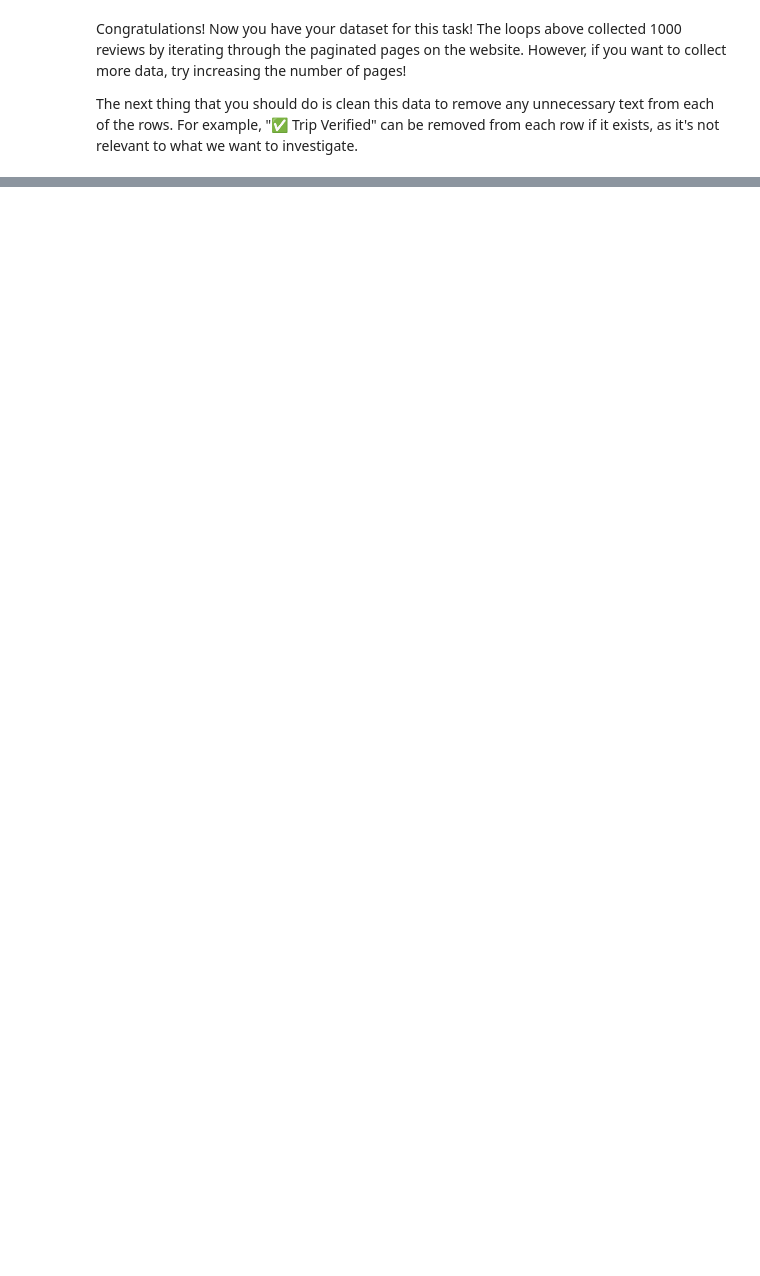
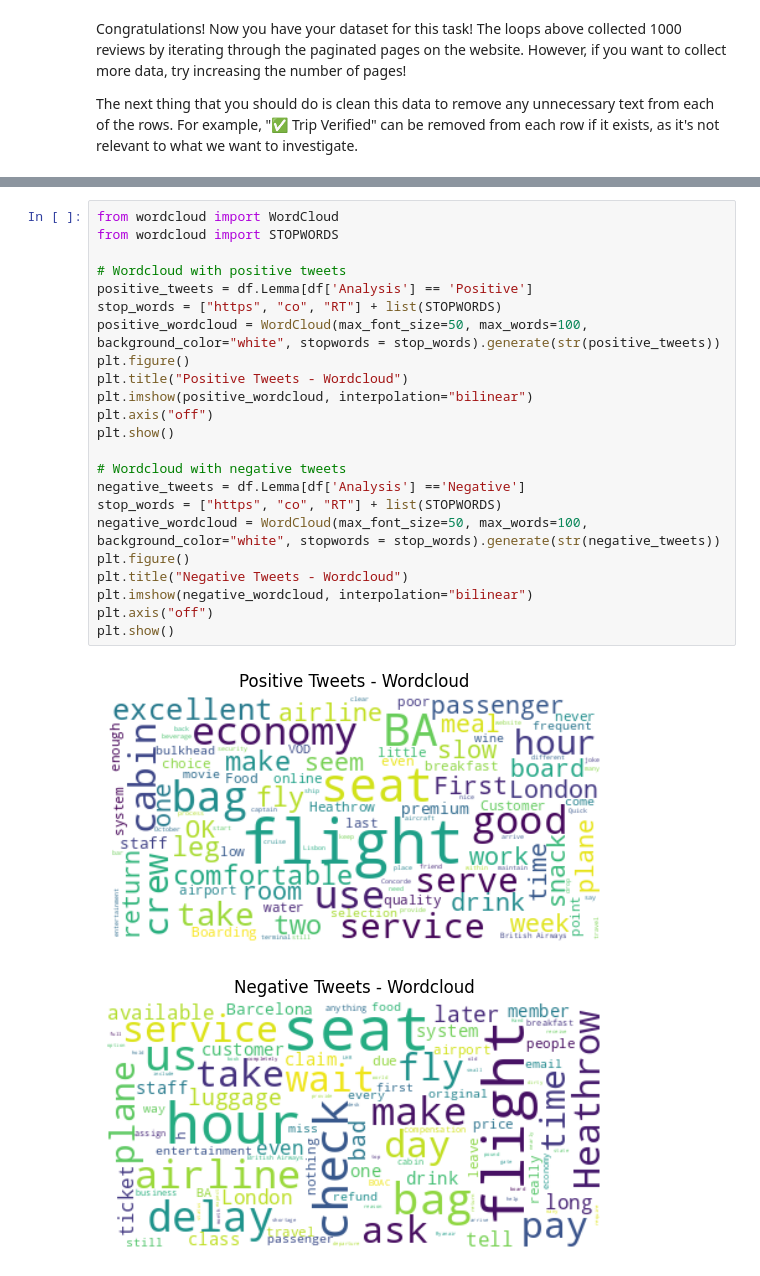
Before and after one commit to nikogarro/Data-Science, a Jupyter notebook: Web-scraping-for-British-Airways.ipynb, the cells around one changed output, grey strips where cells are left out. Cells and saved outputs as stored; diff of their text form; blank space fills up the shorter version.

```diff
--- a/Web-scraping-for-British-Airways.ipynb
+++ b/Web-scraping-for-British-Airways.ipynb
@@ -105,0 +385,26 @@ plt.show()
+# %%
+from wordcloud import WordCloud
+from wordcloud import STOPWORDS
+
+# Wordcloud with positive tweets
+positive_tweets = df.Lemma[df['Analysis'] == 'Positive']
+stop_words = ["https", "co", "RT"] + list(STOPWORDS)
+positive_wordcloud = WordCloud(max_font_size=50, max_words=100, background_color="white", stopwords = stop_words).generate(str(positive_tweets))
+plt.figure()
+plt.title("Positive Tweets - Wordcloud")
+plt.imshow(positive_wordcloud, interpolation="bilinear")
+plt.axis("off")
+plt.show()
+
+# Wordcloud with negative tweets
+negative_tweets = df.Lemma[df['Analysis'] =='Negative']
+stop_words = ["https", "co", "RT"] + list(STOPWORDS)
+negative_wordcloud = WordCloud(max_font_size=50, max_words=100, background_color="white", stopwords = stop_words).generate(str(negative_tweets))
+plt.figure()
+plt.title("Negative Tweets - Wordcloud")
+plt.imshow(negative_wordcloud, interpolation="bilinear")
+plt.axis("off")
+plt.show()
+# %% [output]
+[figure, added]
+[figure, added]
```
Also changed, not shown: parts of 27 cells of this notebook.
